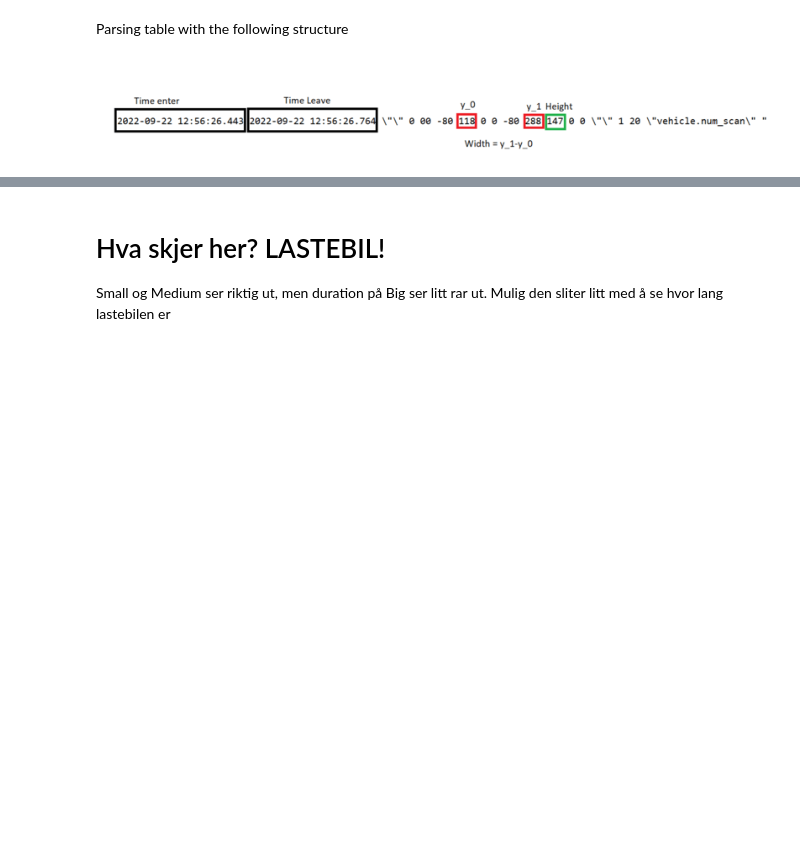
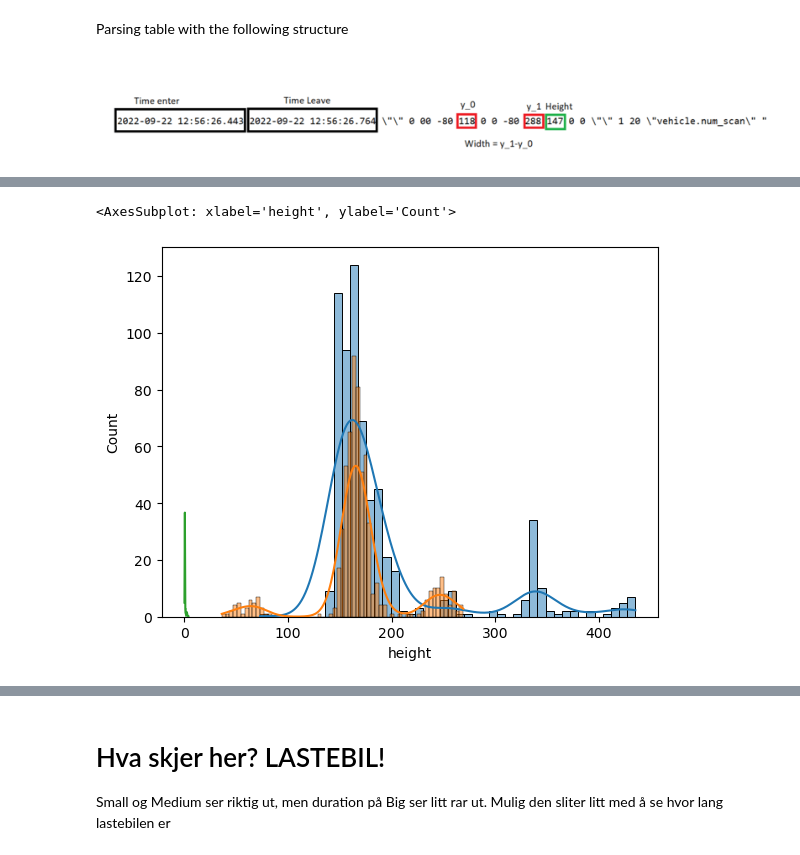
Before and after one commit to erlandbo/TDT4290, a Jupyter notebook: lidar_data_parsing.ipynb, the cells around one changed output, grey strips where cells are left out. Cells and saved outputs as stored; diff of their text form; code cells hidden in the pictures; blank space fills up the shorter version.

```diff
--- a/lidar_data_parsing.ipynb
+++ b/lidar_data_parsing.ipynb
@@ -104 +107,8 @@ lidar_data
 636 rows × 9 columns
+# %%
+sns.histplot(lidar_data['height'], kde=True)
+sns.histplot(lidar_data['width'], kde=True)
+sns.histplot(lidar_data['duration'], kde=True)
+# %% [output]
+<AxesSubplot: xlabel='height', ylabel='Count'>
+[figure, added]
```
Also changed, not shown: parts of 6 cells of this notebook.
